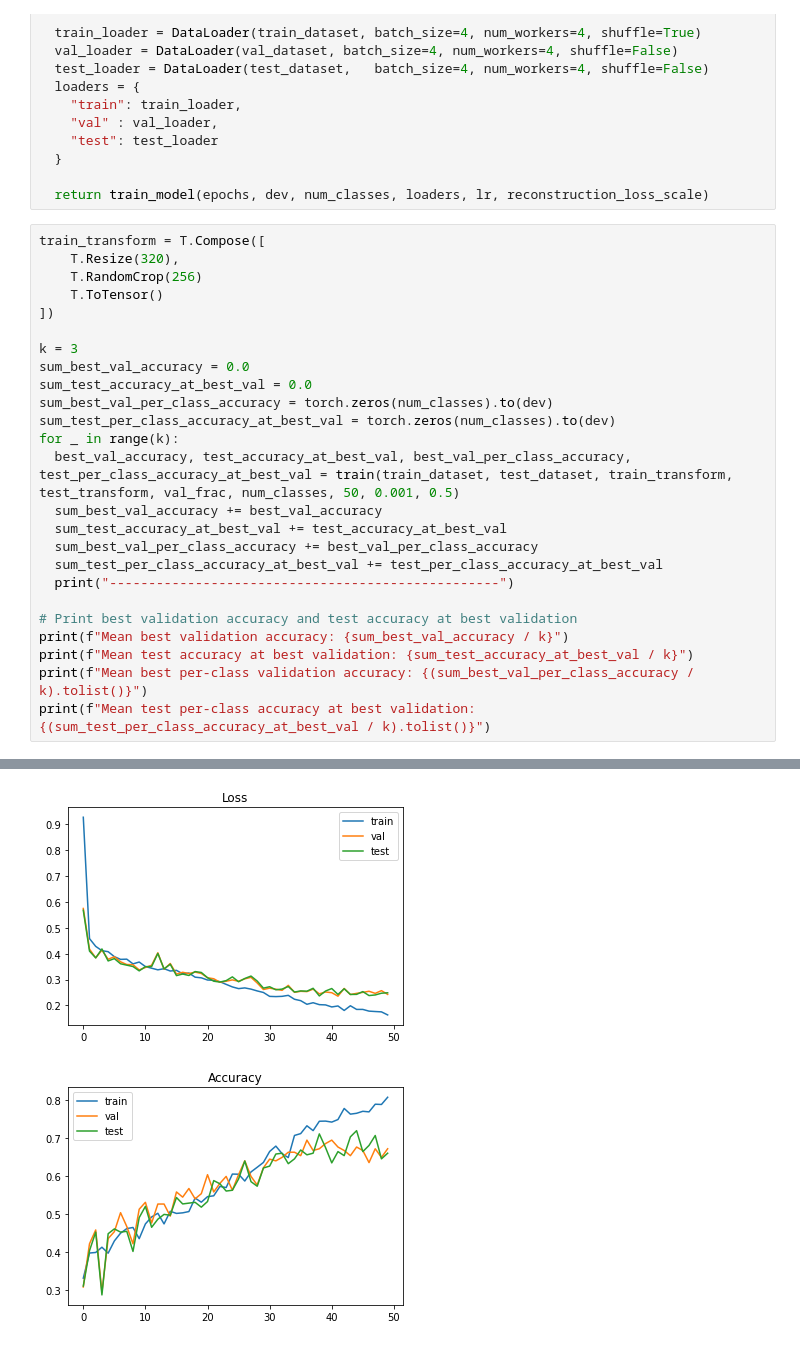
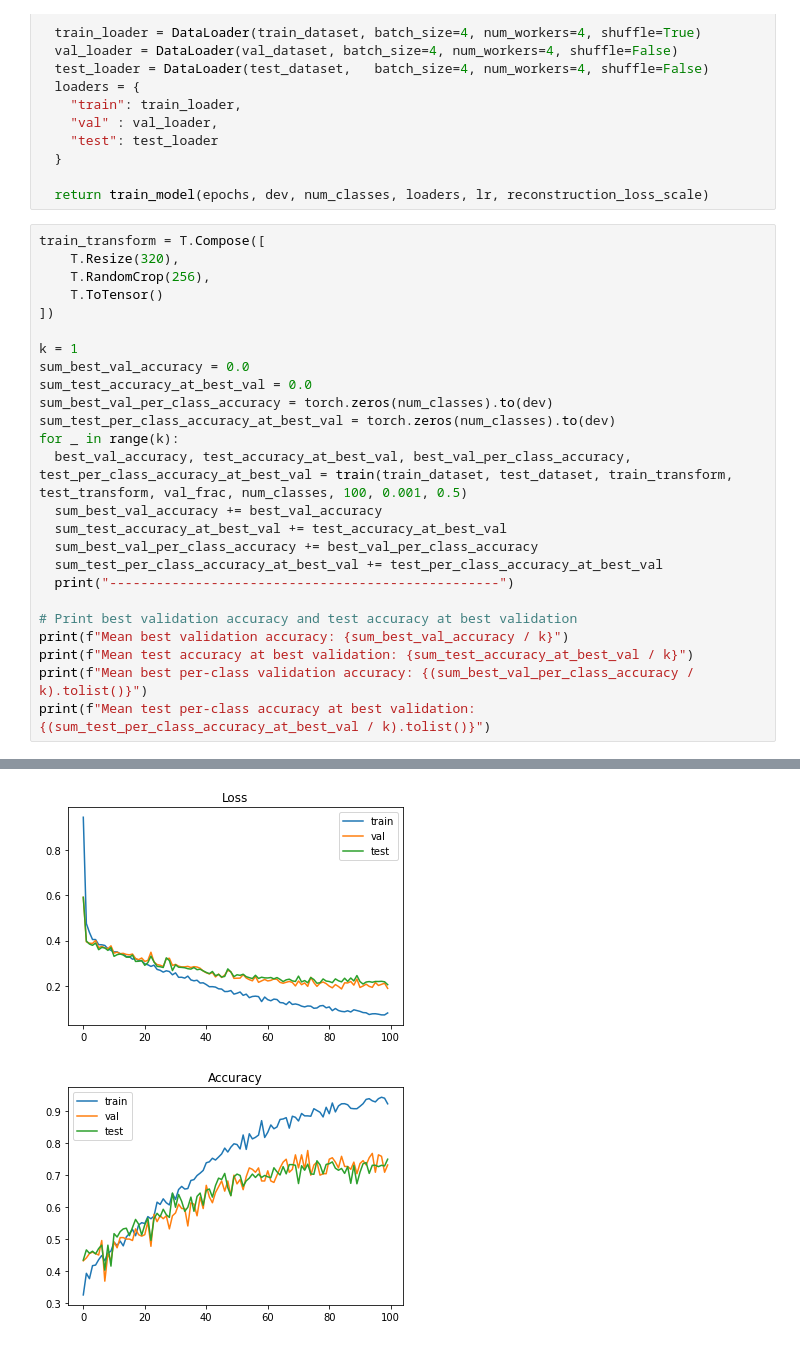
Before and after one commit to amarchese96/AI-Project, a Jupyter notebook: Capsule_Network_Project_2.ipynb, the cells around one changed output, grey strips where cells are left out. Saved outputs shown, nothing was run; the diff lists cells and outputs as text.

```diff
--- a/Capsule_Network_Project_2.ipynb
+++ b/Capsule_Network_Project_2.ipynb
@@ -325,17 +323,17 @@ def train(train_dataset, test_dataset, train_transform, test_transform, val_frac
 # %%
 train_transform = T.Compose([
     T.Resize(320),
-    T.RandomCrop(256)
+    T.RandomCrop(256),
     T.ToTensor()
 ])
 
-k = 3
+k = 1
 sum_best_val_accuracy = 0.0
 sum_test_accuracy_at_best_val = 0.0
 sum_best_val_per_class_accuracy = torch.zeros(num_classes).to(dev)
 sum_test_per_class_accuracy_at_best_val = torch.zeros(num_classes).to(dev)
 for _ in range(k):
-  best_val_accuracy, test_accuracy_at_best_val, best_val_per_class_accuracy, test_per_class_accuracy_at_best_val = train(train_dataset, test_dataset, train_transform, test_transform, val_frac, num_classes, 50, 0.001, 0.5)
+  best_val_accuracy, test_accuracy_at_best_val, best_val_per_class_accuracy, test_per_class_accuracy_at_best_val = train(train_dataset, test_dataset, train_transform, test_transform, val_frac, num_classes, 100, 0.001, 0.5)
   sum_best_val_accuracy += best_val_accuracy
   sum_test_accuracy_at_best_val += test_accuracy_at_best_val
   sum_best_val_per_class_accuracy += best_val_per_class_accuracy
@@ -368,3 +366,3 @@ Test per-class accuracy at best validation: [0.7757009345794392, 0.8333333333333
-[figure, old version]
+[figure, new version]
-[figure, old version]
+[figure, new version]
 --------------------------------------------------
```
Also changed, not shown: parts of 2 cells of this notebook.
